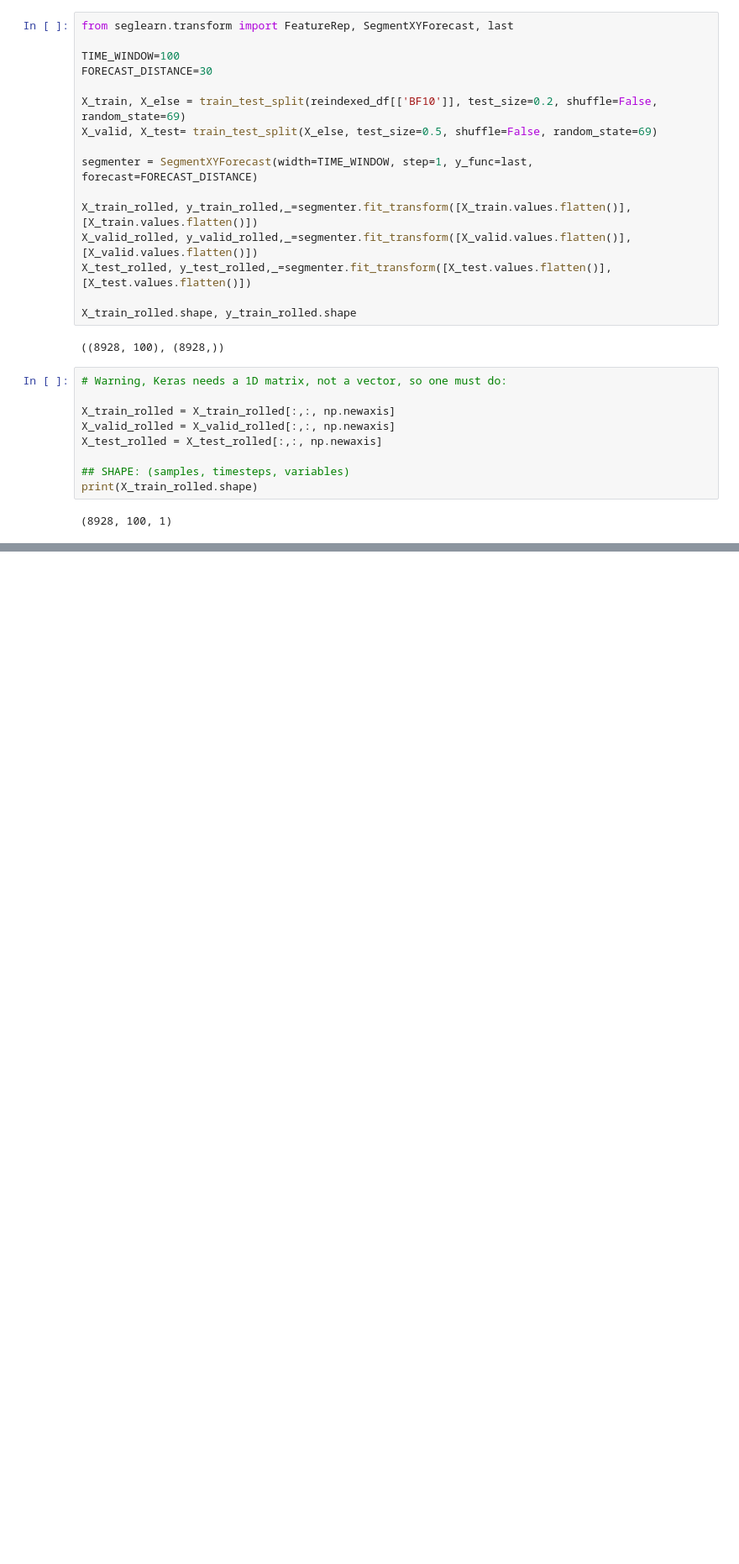
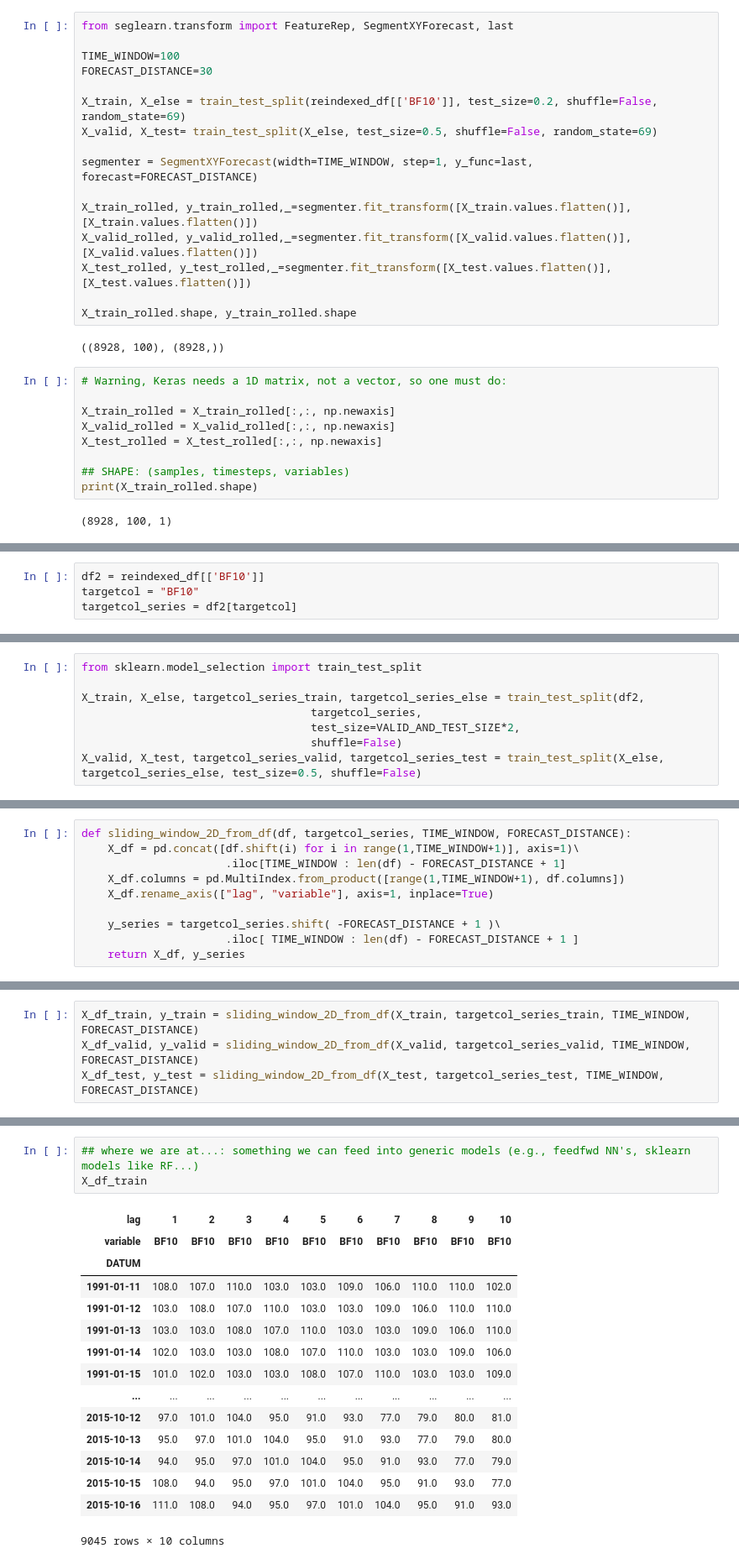
Before and after one commit to RompfRobert/Machine_Learning_and_Deep_Learning, a Jupyter notebook: Capstone-Project/test.ipynb, the cells around one changed output, grey strips where cells are left out. Shown: that part at 84% size. Drawn from its saved outputs; the diff is of its cells as text; blank space fills up the shorter version.

```diff
--- a/Capstone-Project/test.ipynb
+++ b/Capstone-Project/test.ipynb
@@ -324,0 +336,4 @@ plt.show()
+# %%
+df2 = reindexed_df[['BF10']]
+targetcol = "BF10"
+targetcol_series = df2[targetcol]
@@ -324,0 +342,8 @@ plt.show()
+# %%
+from sklearn.model_selection import train_test_split
+
+X_train, X_else, targetcol_series_train, targetcol_series_else = train_test_split(df2,
+                                   targetcol_series,
+                                   test_size=VALID_AND_TEST_SIZE*2,
+                                   shuffle=False)
+X_valid, X_test, targetcol_series_valid, targetcol_series_test = train_test_split(X_else, targetcol_series_else, test_size=0.5, shuffle=False)
@@ -324,0 +374,10 @@ plt.show()
+# %%
+def sliding_window_2D_from_df(df, targetcol_series, TIME_WINDOW, FORECAST_DISTANCE):
+    X_df = pd.concat([df.shift(i) for i in range(1,TIME_WINDOW+1)], axis=1)\
+                      .iloc[TIME_WINDOW : len(df) - FORECAST_DISTANCE + 1]
+    X_df.columns = pd.MultiIndex.from_product([range(1,TIME_WINDOW+1), df.columns])
+    X_df.rename_axis(["lag", "variable"], axis=1, inplace=True)
+
+    y_series = targetcol_series.shift( -FORECAST_DISTANCE + 1 )\
+                      .iloc[ TIME_WINDOW : len(df) - FORECAST_DISTANCE + 1 ]
+    return X_df, y_series
@@ -324,0 +397,4 @@ plt.show()
+# %%
+X_df_train, y_train = sliding_window_2D_from_df(X_train, targetcol_series_train, TIME_WINDOW, FORECAST_DISTANCE)
+X_df_valid, y_valid = sliding_window_2D_from_df(X_valid, targetcol_series_valid, TIME_WINDOW, FORECAST_DISTANCE)
+X_df_test, y_test = sliding_window_2D_from_df(X_test, targetcol_series_test, TIME_WINDOW, FORECAST_DISTANCE)
@@ -324,0 +438,19 @@ plt.show()
+# %%
+## where we are at...: something we can feed into generic models (e.g., feedfwd NN's, sklearn models like RF...)
+X_df_train
+# %% [output]
+| lag | 1 | 2 | 3 | 4 | 5 | 6 | 7 | 8 | 9 | 10 |
+| variable | BF10 | BF10 | BF10 | BF10 | BF10 | BF10 | BF10 | BF10 | BF10 | BF10 |
+| DATUM |  |  |  |  |  |  |  |  |  |  |
+| 1991-01-11 | 108.0 | 107.0 | 110.0 | 103.0 | 103.0 | 109.0 | 106.0 | 110.0 | 110.0 | 102.0 |
+| 1991-01-12 | 103.0 | 108.0 | 107.0 | 110.0 | 103.0 | 103.0 | 109.0 | 106.0 | 110.0 | 110.0 |
+| 1991-01-13 | 103.0 | 103.0 | 108.0 | 107.0 | 110.0 | 103.0 | 103.0 | 109.0 | 106.0 | 110.0 |
+| 1991-01-14 | 102.0 | 103.0 | 103.0 | 108.0 | 107.0 | 110.0 | 103.0 | 103.0 | 109.0 | 106.0 |
+| 1991-01-15 | 101.0 | 102.0 | 103.0 | 103.0 | 108.0 | 107.0 | 110.0 | 103.0 | 103.0 | 109.0 |
+| ... | ... | ... | ... | ... | ... | ... | ... | ... | ... | ... |
+| 2015-10-12 | 97.0 | 101.0 | 104.0 | 95.0 | 91.0 | 93.0 | 77.0 | 79.0 | 80.0 | 81.0 |
+| 2015-10-13 | 95.0 | 97.0 | 101.0 | 104.0 | 95.0 | 91.0 | 93.0 | 77.0 | 79.0 | 80.0 |
+| 2015-10-14 | 94.0 | 95.0 | 97.0 | 101.0 | 104.0 | 95.0 | 91.0 | 93.0 | 77.0 | 79.0 |
+| 2015-10-15 | 108.0 | 94.0 | 95.0 | 97.0 | 101.0 | 104.0 | 95.0 | 91.0 | 93.0 | 77.0 |
+| 2015-10-16 | 111.0 | 108.0 | 94.0 | 95.0 | 97.0 | 101.0 | 104.0 | 95.0 | 91.0 | 93.0 |
+9045 rows × 10 columns
```
Also changed, not shown: parts of 41 cells of this notebook, 2 other files.
